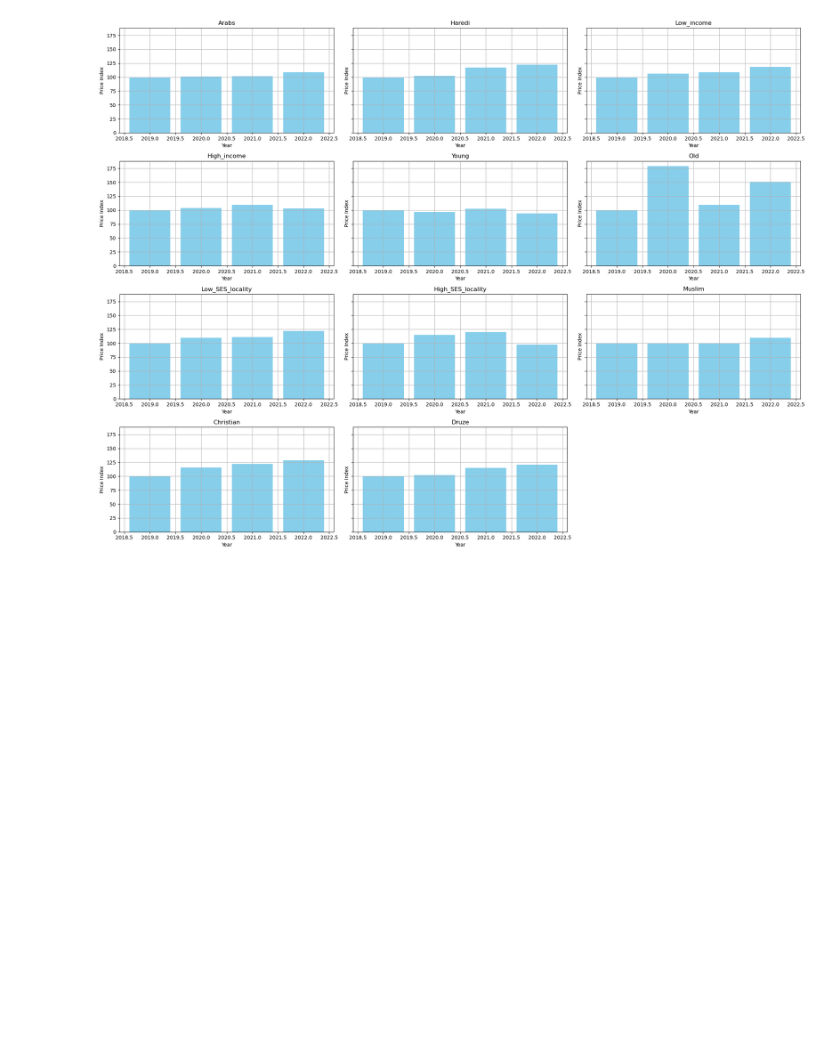
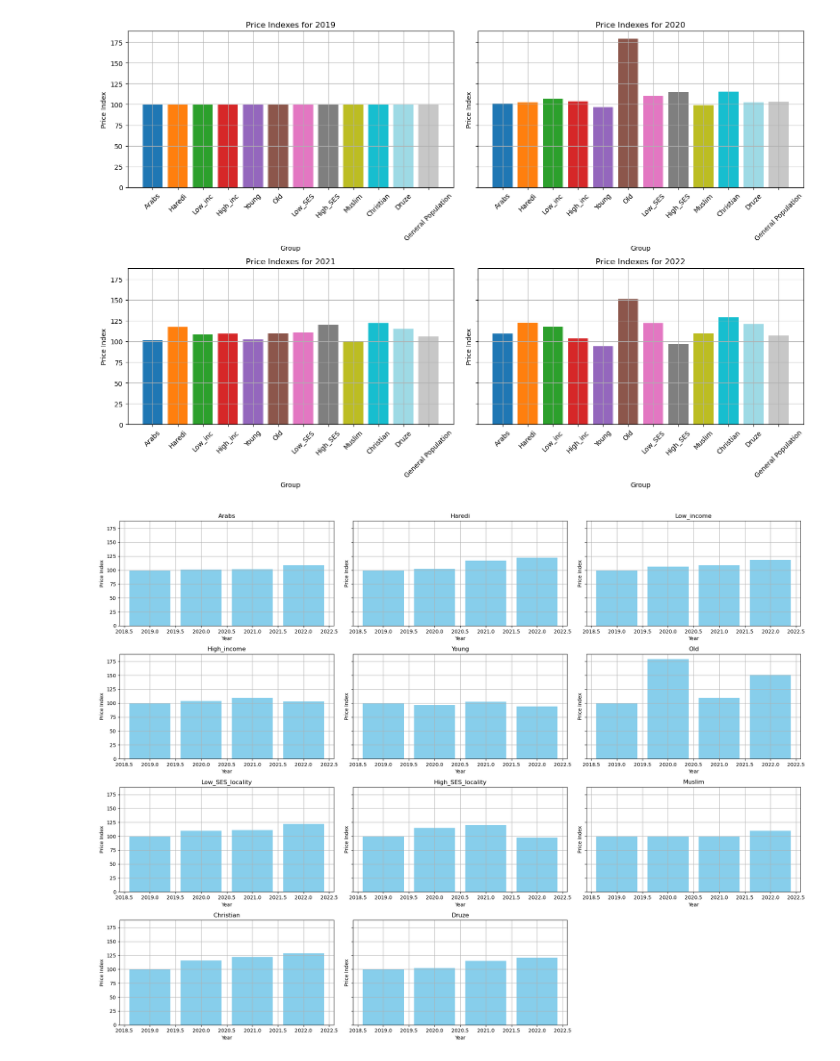
Before and after one commit to roykisluk/Inflation-Heterogeneity, a Jupyter notebook: Group_inflation_comparison.ipynb, the cells around one changed output. Cells and saved outputs as stored; diff of their text form; code cells hidden in the pictures; blank space fills up the shorter version.

```diff
--- a/Group_inflation_comparison.ipynb
+++ b/Group_inflation_comparison.ipynb
@@ -86,3 +86,30 @@ plt.show()
+# %%
+# Extract yearly price indexes for each group including general population
+group_yearly_price_indexes = {group: group_analysis[group]['yearly_price_index'] for group in group_analysis}
+group_yearly_price_indexes['General Population'] = gen_pop_yearly_price_index
+
+# Define colors for each group
+colors = ['#1f77b4', '#ff7f0e', '#2ca02c', '#d62728', '#9467bd', '#8c564b', '#e377c2', '#7f7f7f', '#bcbd22', '#17becf', '#9edae5', '#c7c7c7']
+
+# Create subplots for each year
+fig, axes = plt.subplots(nrows=2, ncols=2, figsize=(15, 10), sharey=True)
+axes = axes.flatten()
+
+for i, year in enumerate(years):
+    ax = axes[i]
+    groups = list(group_yearly_price_indexes.keys())
+    price_indexes = [group_yearly_price_indexes[group][year] for group in groups]
+    ax.bar(groups, price_indexes, color=colors)
+    ax.set_title(f'Price Indexes for {year}')
+    ax.set_xlabel('Group')
+    ax.set_ylabel('Price Index')
+    ax.grid(True)
+    ax.tick_params(axis='x', rotation=45)
+
+plt.tight_layout()
+plt.show()
+# %% [output]
+[figure, added]
 # %%
 fig, axes = plt.subplots(nrows=4, ncols=3, figsize=(20, 15), sharey=True)
 axes = axes.flatten()
```
Also changed, not shown: parts of 2 cells of this notebook, 4 other files.
